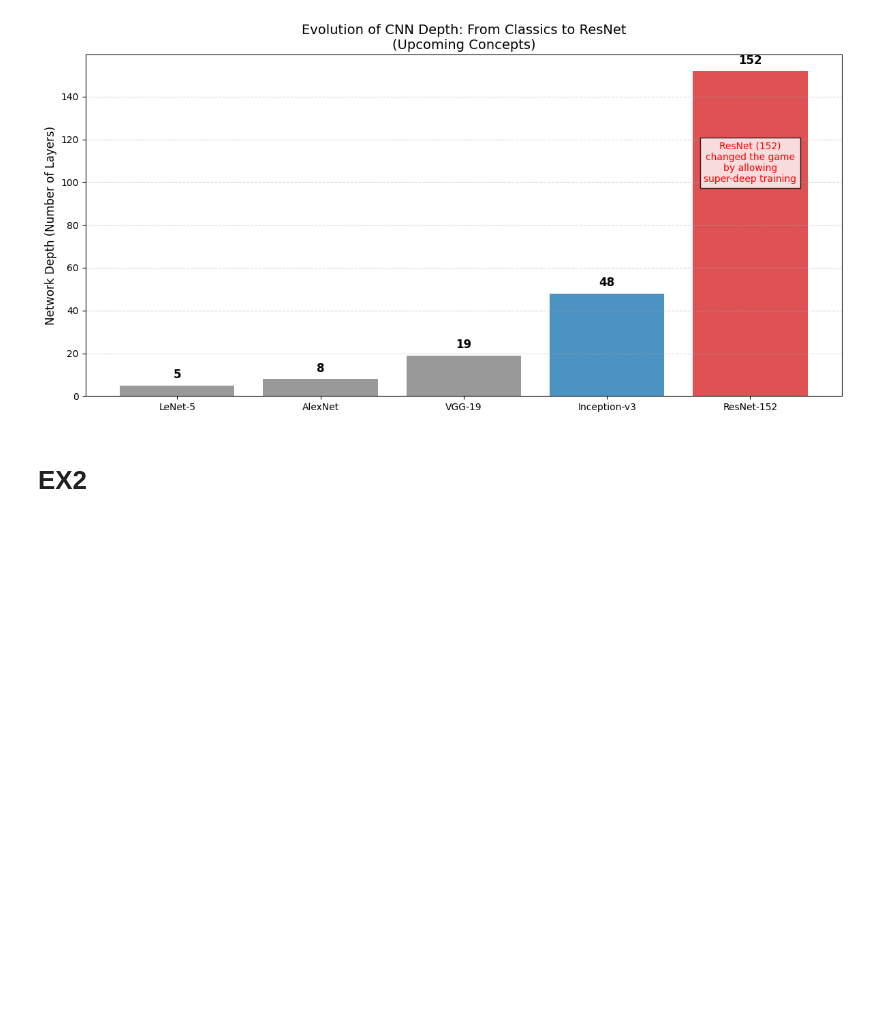
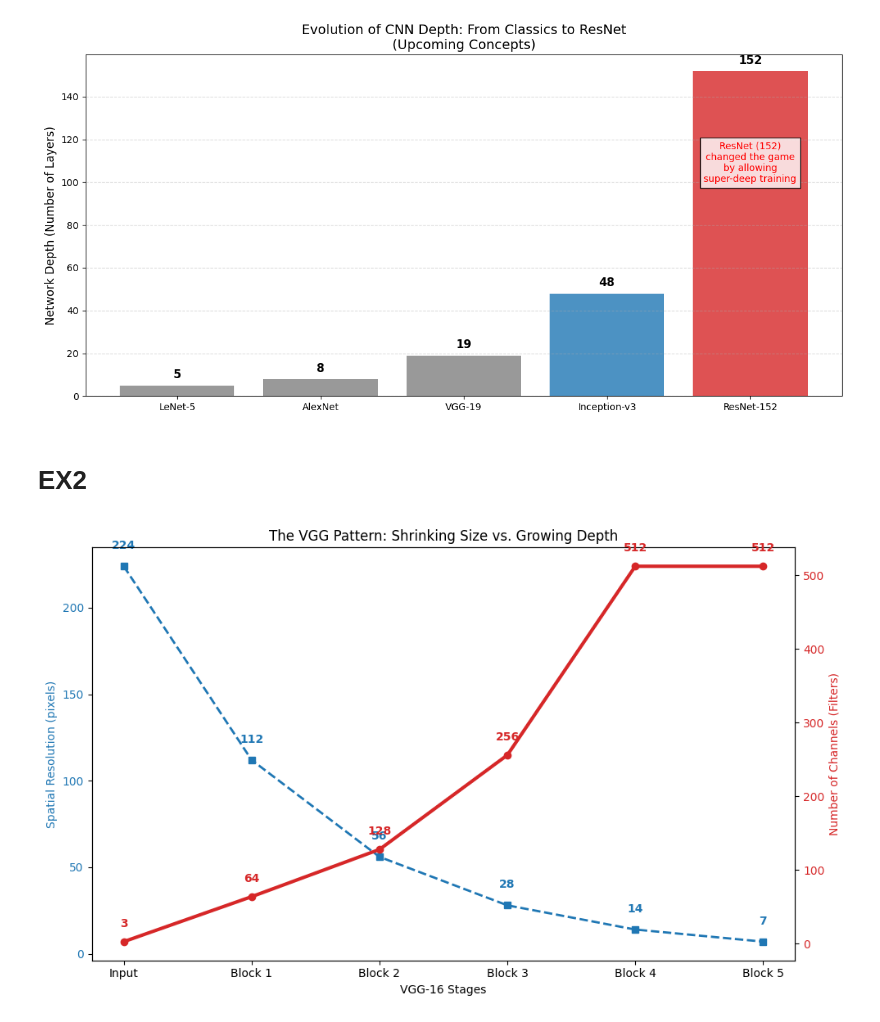
Before and after one commit to Saavkd7/DeepLearning-Specialization-Coursera, a Jupyter notebook: 4. Convolutional+Neural+NETWORKS/Week2/Untitled.ipynb, the cells around one changed output. Cells and saved outputs as stored; diff of their text form; code cells hidden in the pictures; blank space fills up the shorter version.

```diff
--- a/4. Convolutional+Neural+NETWORKS/Week2/Untitled.ipynb
+++ b/4. Convolutional+Neural+NETWORKS/Week2/Untitled.ipynb
@@ -50,3 +50,59 @@ visualize_network_depths()
 [figure]
 # %% [markdown]
 # EX2
+# %%
+### Full Visualization Implementation
+'''
+This visualization plots the **"Doubling Pattern"** of VGG-16, contrasting the shrinking spatial resolution
+against the growing channel depth.
+'''
+import matplotlib.pyplot as plt
+import numpy as np
+
+def visualize_vgg16_pattern():
+    # VGG-16 stages: Input -> Block1 -> Block2 -> Block3 -> Block4 -> Block5
+    stages = ['Input', 'Block 1', 'Block 2', 'Block 3', 'Block 4', 'Block 5']
+
+    # Spatial Dimensions (Height/Width) - Halves at each block
+    # 224 -> 112 -> 56 -> 28 -> 14 -> 7
+    spatial_dims = [224, 112, 56, 28, 14, 7]
+
+    # Channel Depth - Doubles at each block (starting after block 1)
+    # 3 -> 64 -> 128 -> 256 -> 512 -> 512
+    channels = [3, 64, 128, 256, 512, 512]
+
+    x = np.arange(len(stages))
+
+    fig, ax1 = plt.subplots(figsize=(10, 6))
+
+    # Plot Spatial Size
+    color = 'tab:blue'
+    ax1.set_xlabel('VGG-16 Stages')
+    ax1.set_ylabel('Spatial Resolution (pixels)', color=color)
+    ax1.plot(x, spatial_dims, color=color, marker='s', linestyle='--', linewidth=2, label='Height/Width')
+    ax1.tick_params(axis='y', labelcolor=color)
+    ax1.set_xticks(x)
+    ax1.set_xticklabels(stages)
+
+    # Annotate Spatial Values
+    for i, v in enumerate(spatial_dims):
+        ax1.text(i, v + 10, str(v), color=color, ha='center', fontweight='bold')
+
+    # Create Twin Axis for Channels
+    ax2 = ax1.twinx()
+    color = 'tab:red'
+    ax2.set_ylabel('Number of Channels (Filters)', color=color)
+    ax2.plot(x, channels, color=color, marker='o', linewidth=3, label='Channels')
+    ax2.tick_params(axis='y', labelcolor=color)
+
+    # Annotate Channel Values
+    for i, v in enumerate(channels):
+        ax2.text(i, v + 20, str(v), color=color, ha='center', fontweight='bold')
+
+    plt.title("The VGG Pattern: Shrinking Size vs. Growing Depth")
+    fig.tight_layout()
+    plt.show()
+
+visualize_vgg16_pattern()
+# %% [output]
+[figure, added]
```
Also changed, not shown: 1 other file.
